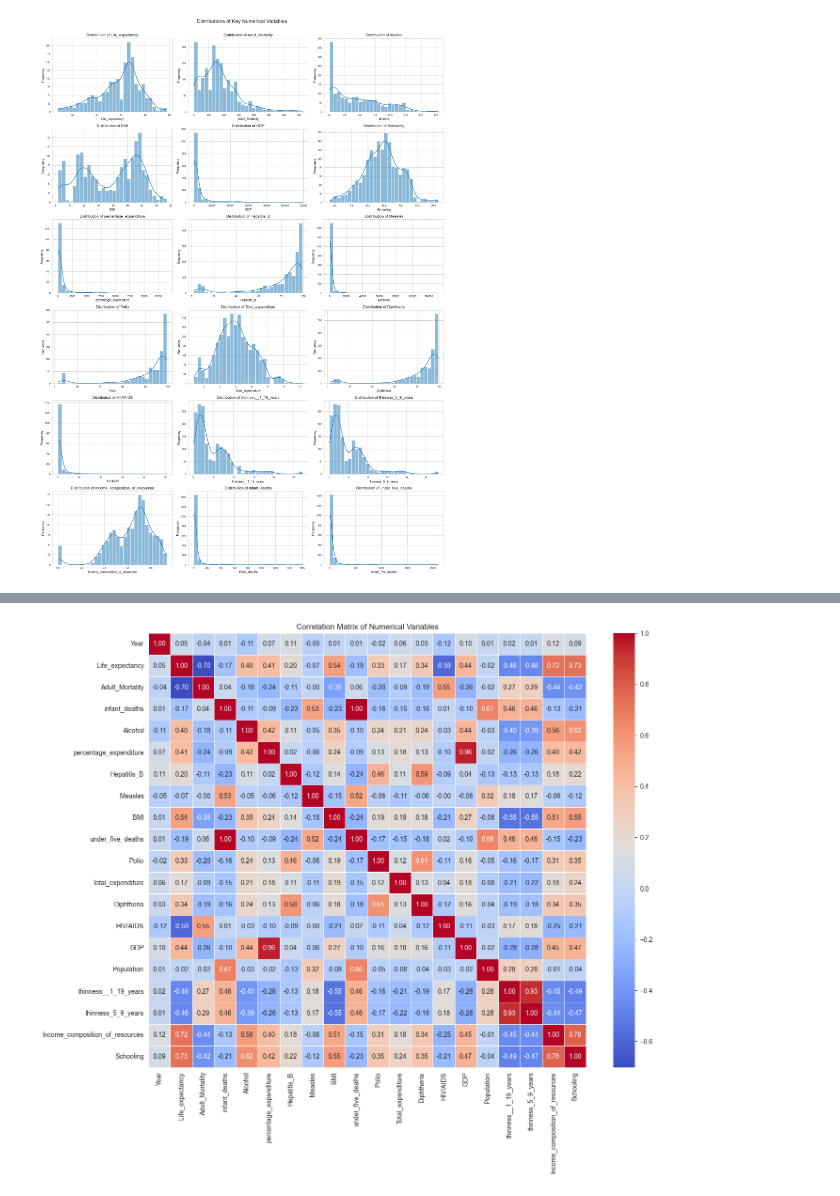
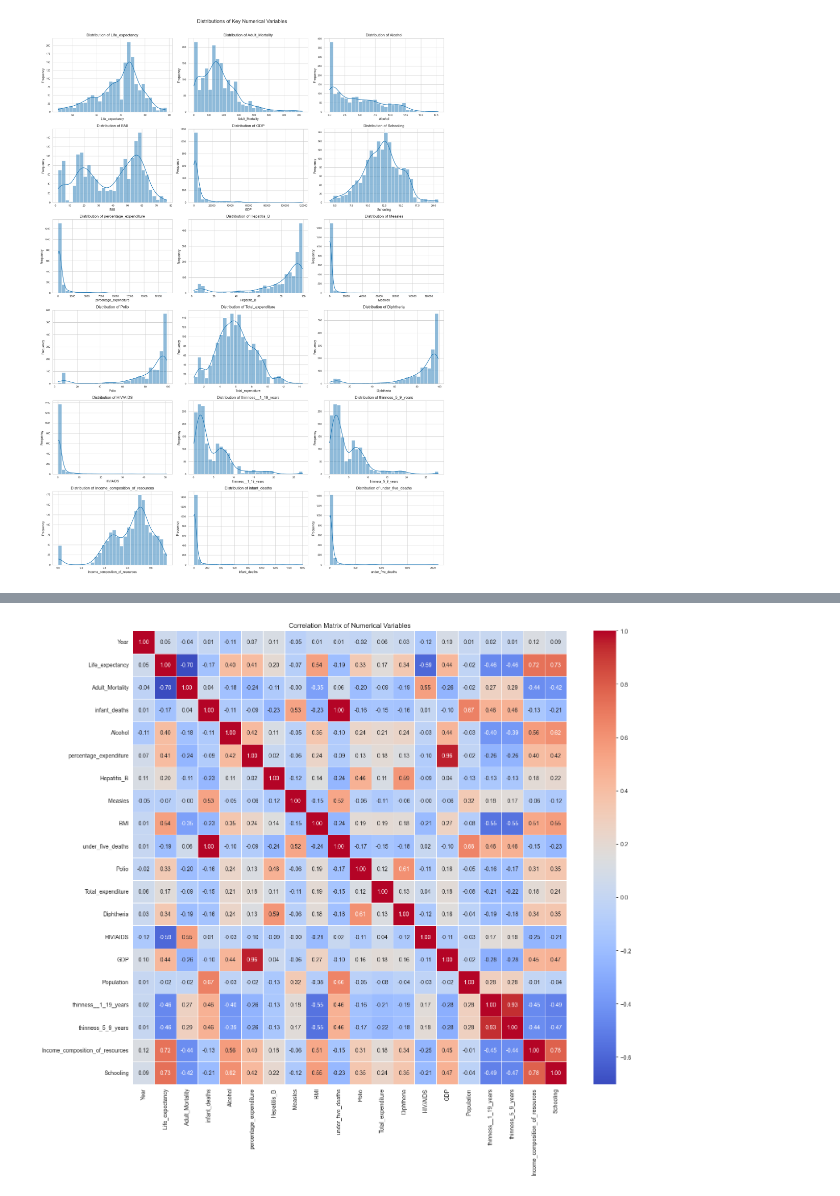
Before and after one commit to NamatovuChristineMaria123/Group-A-Day-Life-Expectancy-Recess-Project, a Jupyter notebook: Life_expectancy.ipynb, the cells around one changed output, grey strips where cells are left out. Cells and saved outputs as stored; diff of their text form; code cells hidden in the pictures.

```diff
--- a/Life_expectancy.ipynb
+++ b/Life_expectancy.ipynb
@@ -202,0 +197,19 @@ plt.show()
+# %%
+# CATEGORICAL DATA VISUALIZATION
+import matplotlib.pyplot as plt
+import seaborn as sns
+
+# Ensure column names are stripped
+df.columns = df.columns.str.strip()
+
+# Set the aesthetic style of the plots
+sns.set_style("whitegrid")
+
+# Create a bar plot for the 'Status' column
+plt.figure(figsize=(8, 6))
+sns.countplot(x='Status', data=df, palette='viridis')
+plt.title('Distribution of Country Status (Developing vs. Developed)')
+plt.xlabel('Status')
+plt.ylabel('Count')
+plt.savefig('status_distribution.png')
+plt.show()
@@ -203,10 +221,23 @@ plt.show()
 # %%
-# Correlation Matrix
-plt.figure(figsize=(15, 12))
-correlation_matrix = df.select_dtypes(include=np.number).corr()
+# CORRELATION MATRIX
+import matplotlib.pyplot as plt
+import seaborn as sns
+
+# Ensuring column names are stripped
+df.columns = df.columns.str.strip()
+
+# Calculating the correlation matrix for numerical columns
+numerical_df = df.select_dtypes(include=['float64', 'int64'])
+correlation_matrix = numerical_df.corr()
+
+# Creating a heatmap of the correlation matrix
+plt.figure(figsize=(16, 14))
 sns.heatmap(correlation_matrix, annot=True, cmap='coolwarm', fmt=".2f", linewidths=.5)
 plt.title('Correlation Matrix of Numerical Variables')
+plt.xticks(rotation=90)
+plt.yticks(rotation=0)
+plt.tight_layout()
 plt.savefig('correlation_matrix.png')
 plt.show()
 # %% [output]
-[figure, old version]
+[figure, new version]
```
Also changed, not shown: parts of 21 cells of this notebook, 12 other files.
